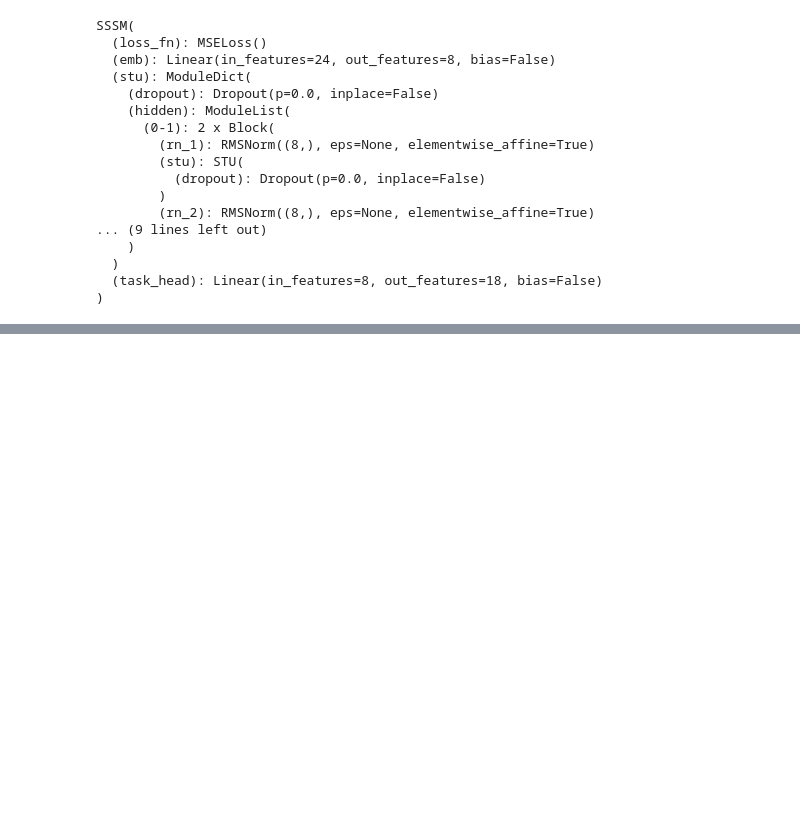
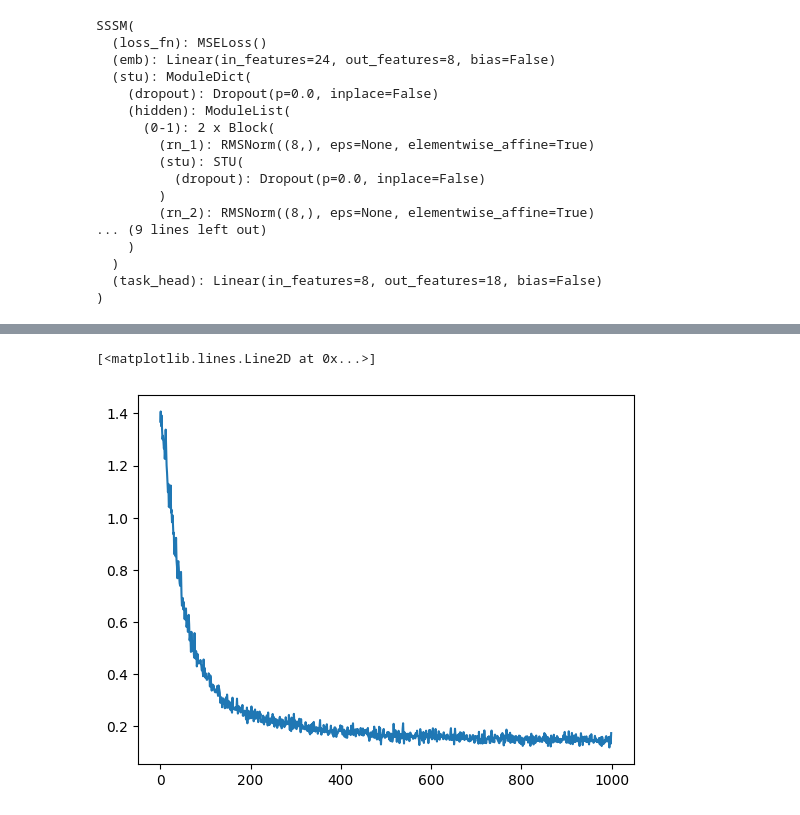
Before and after one commit to dshah02/sssm_bare, a Jupyter notebook: sssm_self_contained.ipynb, the cells around one changed output, grey strips where cells are left out. Saved outputs shown, nothing was run; the diff lists cells and outputs as text; code cells hidden in the pictures; blank space fills up the shorter version.

```diff
--- a/sssm_self_contained.ipynb
+++ b/sssm_self_contained.ipynb
@@ -1121,23 +1126,23 @@ plt.plot(lds_loss_values)
 # %%
-state_dim = 20 #@param
+state_dim = 100 #@param
 lds2 =  LDS(state_dim, n_embd, n_embd).to(device)
-optimizer = torch.optim.Adam(model.parameters(), lr = 0.0001)
+optimizer = torch.optim.Adam(lds2.parameters(), lr = 0.001)
 lds_epochs = 1000
-lds_loss_values2 = []
+lds_loss_values = []
 
 for epoch in range(lds_epochs):
     inputs = torch.randn(1, sl, n_embd).to(device)
-    stu_outputs = stu_layers[0](inputs)
+    stu_outputs = stu_layers[1](inputs)
 
     optimizer.zero_grad()
-    loss = lds.compute_loss(inputs, stu_outputs)
+    loss = lds2.compute_loss(inputs, stu_outputs)
     loss.backward()
-    torch.nn.utils.clip_grad_norm_(lds.parameters(), max_norm=1)
+    torch.nn.utils.clip_grad_norm_(lds2.parameters(), max_norm=1)
     lds_loss_values.append(loss.item())
     optimizer.step()
 
     with torch.no_grad():
-        lds.A.data.clamp_(max=1)
+        lds2.A.data.clamp_(max=1, min = -1)
 
     if epoch % 100 == 0:
         print(f'Epoch {epoch}, Loss: {loss.item()}')
@@ -1143,0 +1160,5 @@ for epoch in range(lds_epochs):
+# %%
+plt.plot(lds_loss_values)
+# %% [output]
+[<matplotlib.lines.Line2D at 0x...>]
+[figure, added]
```
Also changed, not shown: parts of 7 cells of this notebook.
